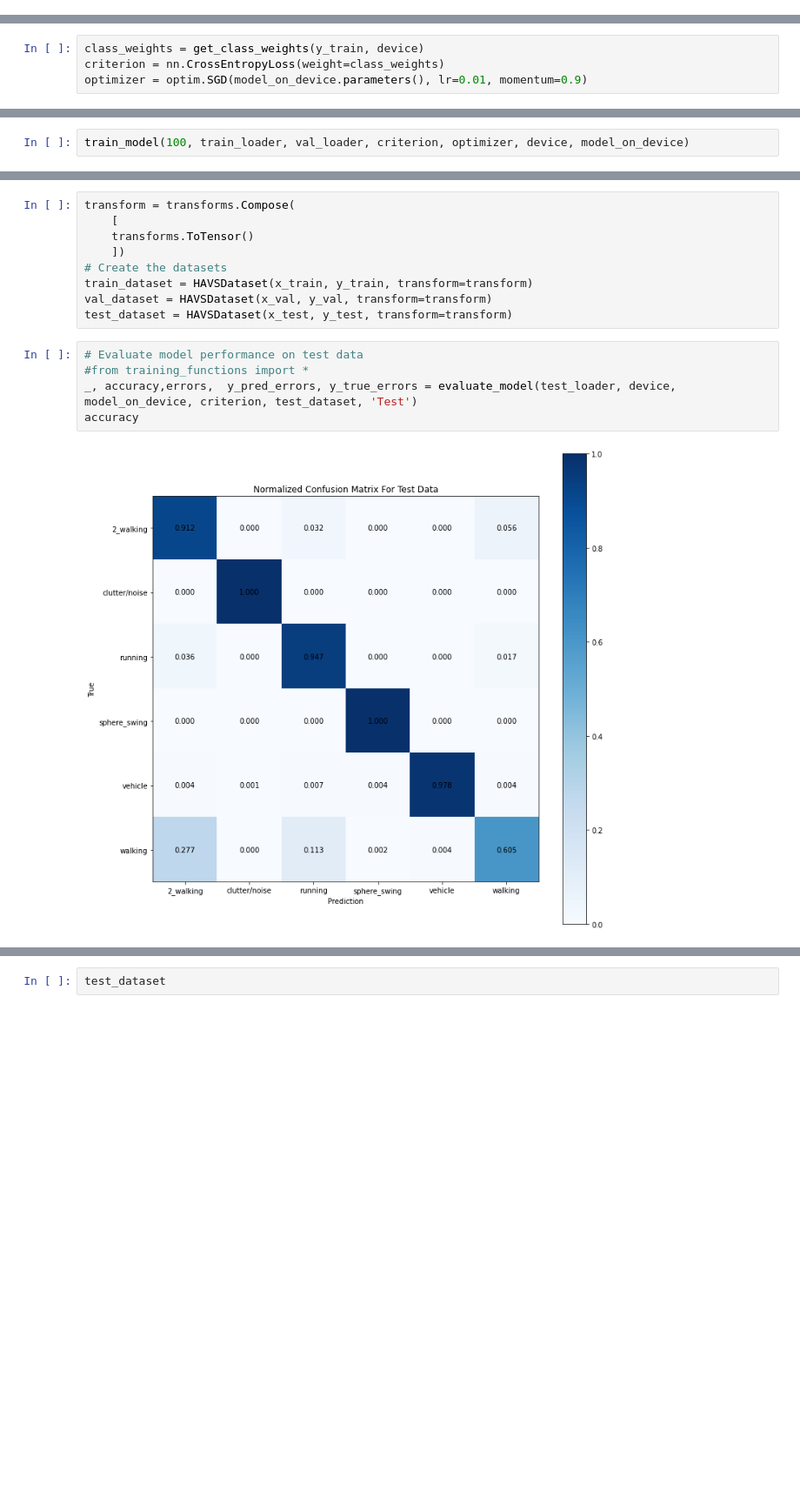
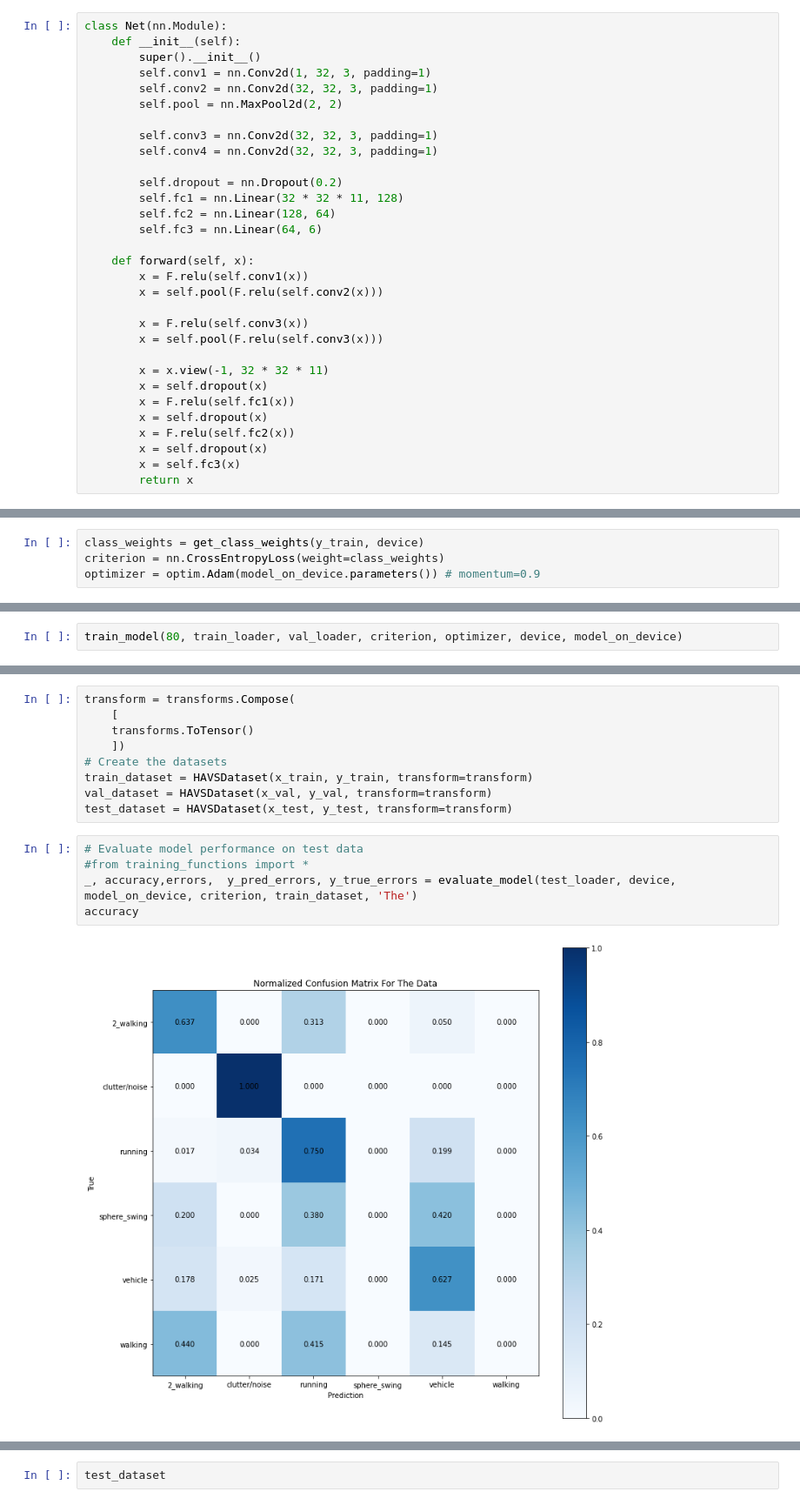
Before and after one commit to nemashy/Masters-Nyasha, a Jupyter notebook: Training/CNN Training.ipynb, the cells around one changed output, grey strips where cells are left out. Shown at 87% size. Cells and saved outputs as stored; diff of their text form; blank space fills up the shorter version.

Commit message:
Adding a model

```diff
--- a/Training/CNN Training.ipynb
+++ b/Training/CNN Training.ipynb
@@ -68,0 +126,31 @@ class Net(nn.Module):
+# %%
+class Net(nn.Module):
+    def __init__(self):
+        super().__init__()
+        self.conv1 = nn.Conv2d(1, 32, 3, padding=1)
+        self.conv2 = nn.Conv2d(32, 32, 3, padding=1)
+        self.pool = nn.MaxPool2d(2, 2)
+
+        self.conv3 = nn.Conv2d(32, 32, 3, padding=1)
+        self.conv4 = nn.Conv2d(32, 32, 3, padding=1)
+
+        self.dropout = nn.Dropout(0.2)
+        self.fc1 = nn.Linear(32 * 32 * 11, 128)
+        self.fc2 = nn.Linear(128, 64)
+        self.fc3 = nn.Linear(64, 6)
+
+    def forward(self, x):
+        x = F.relu(self.conv1(x))
+        x = self.pool(F.relu(self.conv2(x)))
+
+        x = F.relu(self.conv3(x))
+        x = self.pool(F.relu(self.conv3(x)))
+
+        x = x.view(-1, 32 * 32 * 11)
+        x = self.dropout(x)
+        x = F.relu(self.fc1(x))
+        x = self.dropout(x)
+        x = F.relu(self.fc2(x))
+        x = self.dropout(x)
+        x = self.fc3(x)
+        return x
@@ -176,7 +401,7 @@ torch.Size([128, 32, 16, 5])
 # %%
 class_weights = get_class_weights(y_train, device)
 criterion = nn.CrossEntropyLoss(weight=class_weights)
-optimizer = optim.SGD(model_on_device.parameters(), lr=0.01, momentum=0.9)
+optimizer = optim.Adam(model_on_device.parameters()) # momentum=0.9
 # %%
 class_weights
 # %% [output]
@@ -195,4 +421,4 @@ Net(
 )
 # %%
-train_model(100, train_loader, val_loader, criterion, optimizer, device, model_on_device)
+train_model(80, train_loader, val_loader, criterion, optimizer, device, model_on_device)
 # %% [output]
@@ -232,7 +466,7 @@ test_dataset = HAVSDataset(x_test, y_test, transform=transform)
 # %%
 # Evaluate model performance on test data
 #from training_functions import *
-_, accuracy,errors,  y_pred_errors, y_true_errors = evaluate_model(test_loader, device, model_on_device, criterion, test_dataset, 'Test')
+_, accuracy,errors,  y_pred_errors, y_true_errors = evaluate_model(test_loader, device, model_on_device, criterion, train_dataset, 'The')
 accuracy
 # %% [output]
-[figure, old version]
+[figure, new version]
```
Also changed, not shown: parts of 32 cells of this notebook, 6 other files.
